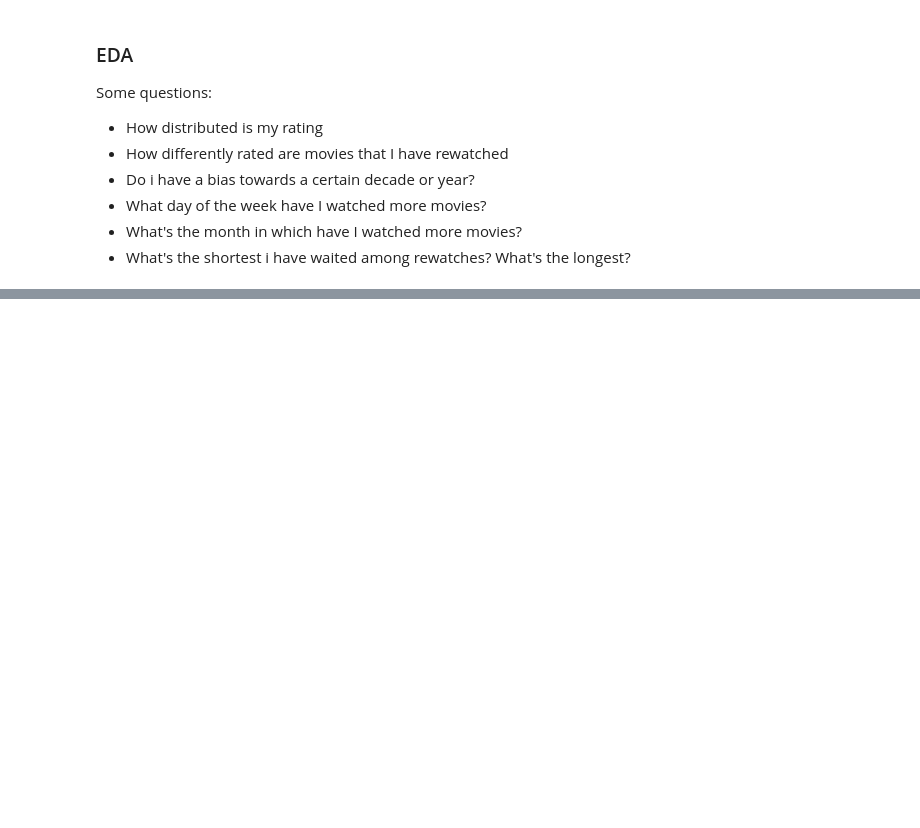
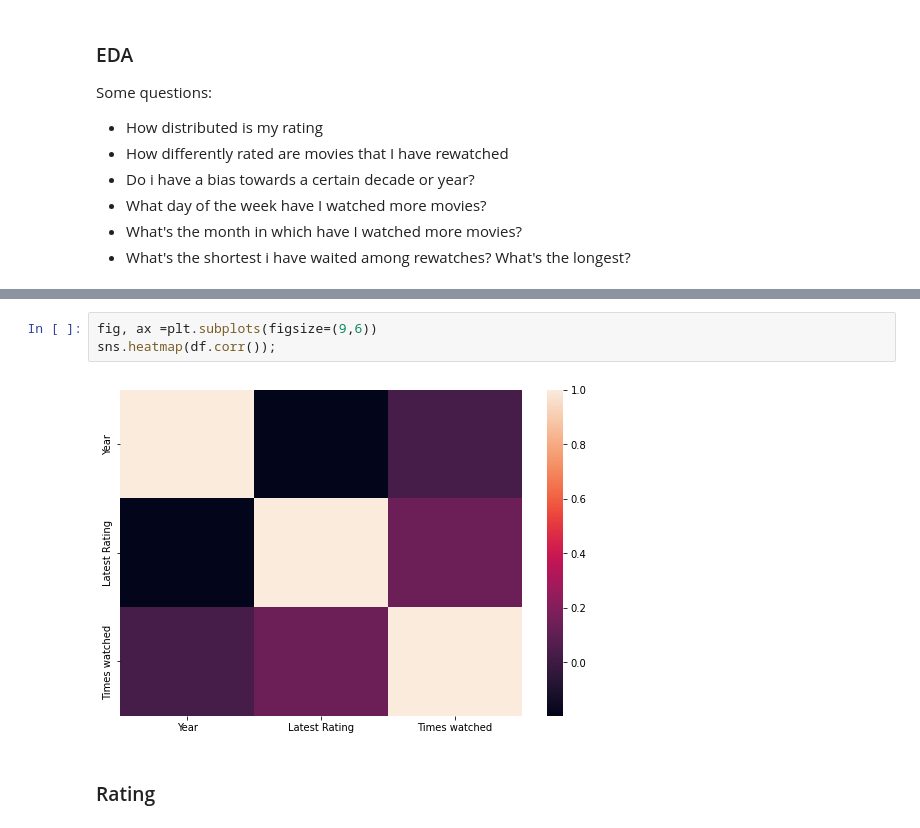
Before and after one commit to caiotda/caioflix, a Jupyter notebook: EDA_letterboxd_profile_data.ipynb, the cells around one changed output, grey strips where cells are left out. Drawn from its saved outputs; the diff is of its cells as text; blank space fills up the shorter version.

```diff
--- a/EDA_letterboxd_profile_data.ipynb
+++ b/EDA_letterboxd_profile_data.ipynb
@@ -177,0 +156,7 @@ Some questions:
+# %%
+fig, ax =plt.subplots(figsize=(9,6))
+sns.heatmap(df.corr());
+# %% [output]
+[figure, added]
+# %% [markdown]
+### Rating
```
Also changed, not shown: parts of 18 cells of this notebook.
